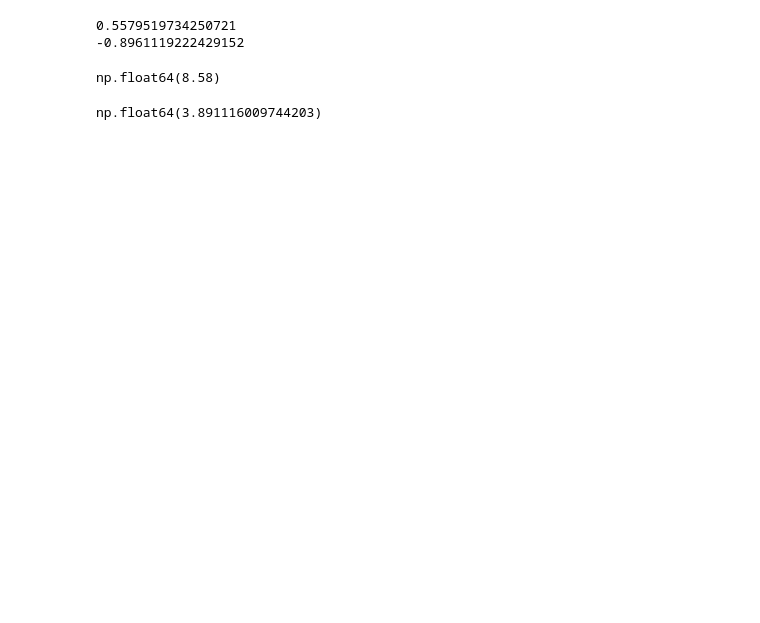
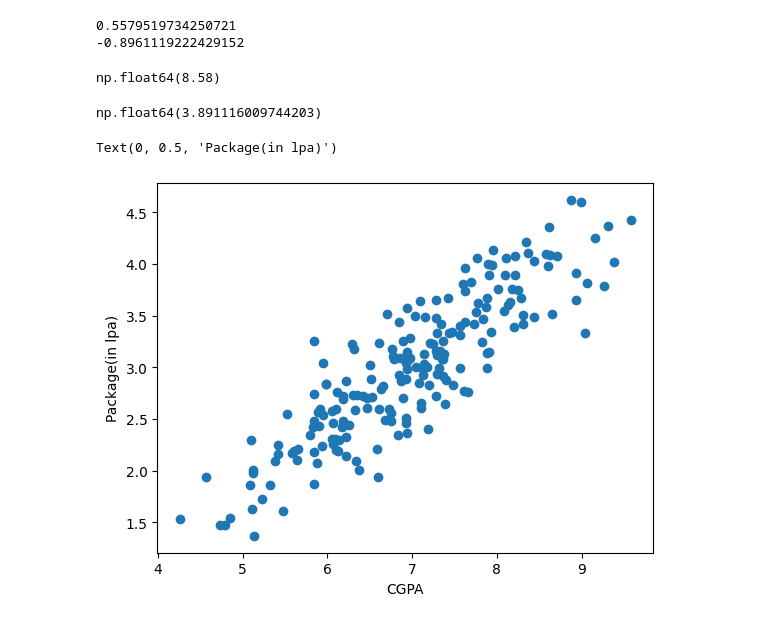
Before and after one commit to iamsorry0310/Machine-Learning, a Jupyter notebook: Linear Regression/scratch.ipynb, the cells around one changed output. Drawn from its saved outputs; the diff is of its cells as text; code cells hidden in the pictures; blank space fills up the shorter version.

Commit message:
plot graphs

```diff
--- a/Linear Regression/scratch.ipynb
+++ b/Linear Regression/scratch.ipynb
@@ -54,3 +55,10 @@ np.float64(8.58)
 lr.predict(x_test[0])
 # %% [output]
 np.float64(3.891116009744203)
+# %%
+plt.scatter(df['cgpa'],df['package'])  # type: ignore
+plt.xlabel('CGPA')
+plt.ylabel('Package(in lpa)')
+# %% [output]
+Text(0, 0.5, 'Package(in lpa)')
+[figure, added]
```
Also changed, not shown: parts of 2 cells of this notebook.
